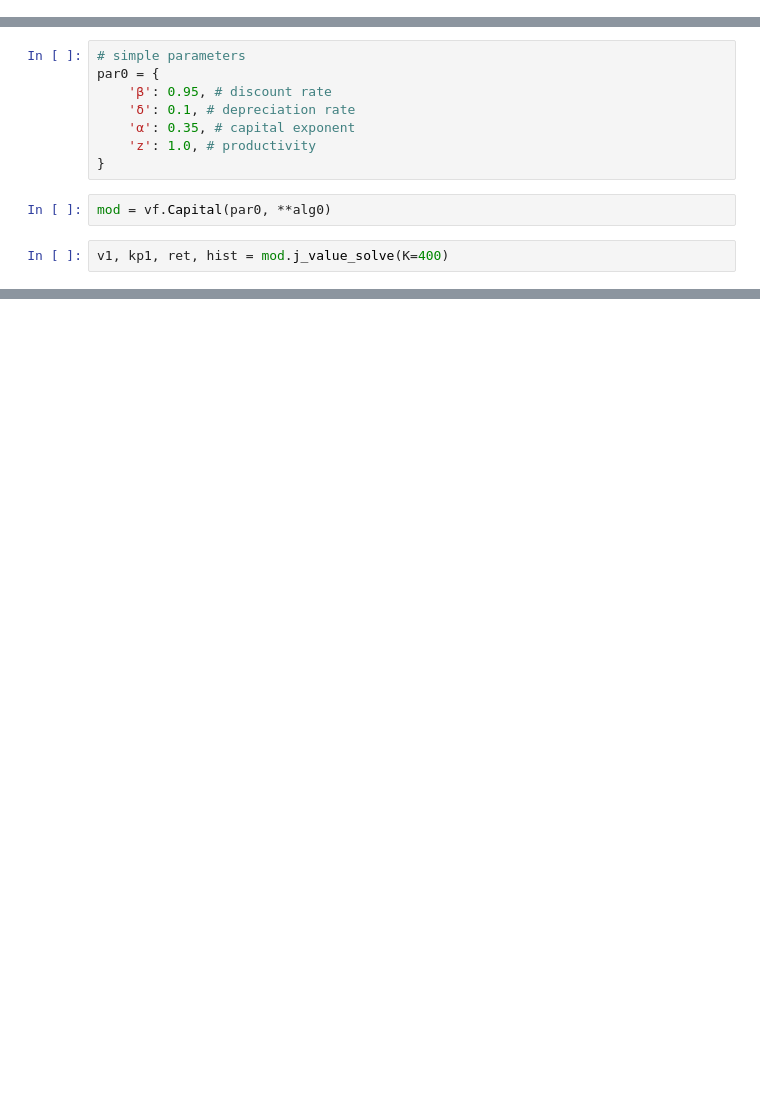
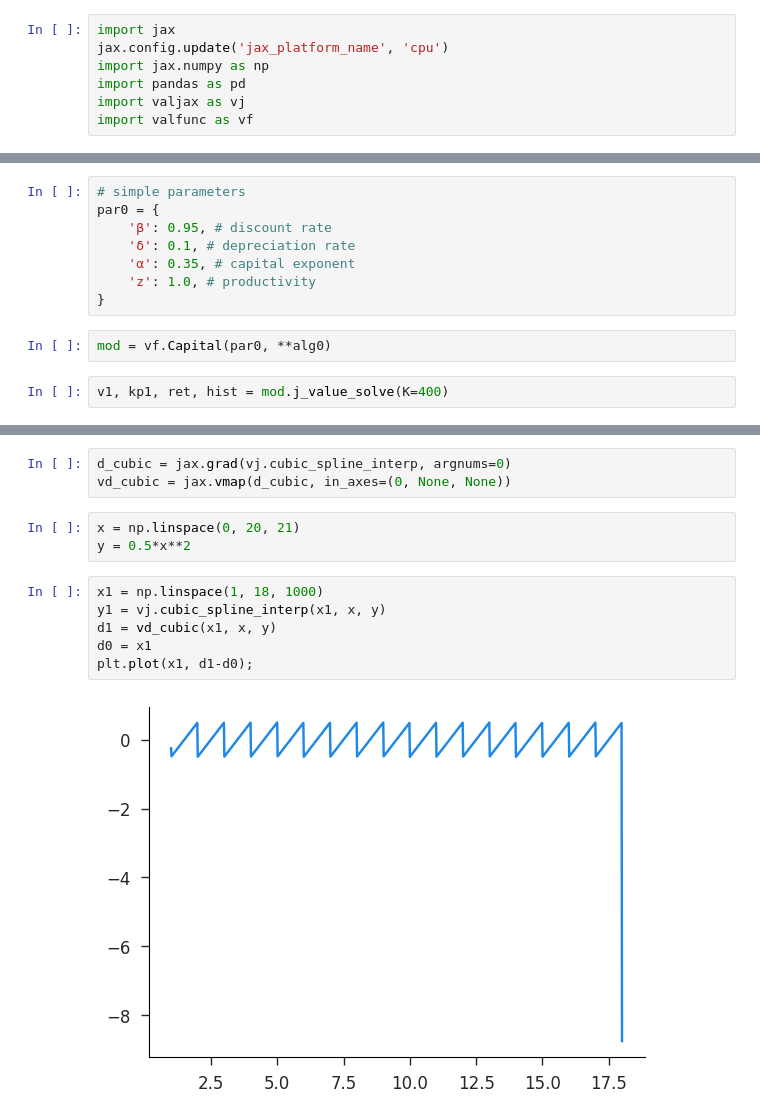
Before and after one commit to iamlemec/valjax, a Jupyter notebook: notebooks/valfunc.ipynb, the cells around one changed output, grey strips where cells are left out. Cells and saved outputs as stored; diff of their text form; blank space fills up the shorter version.

Commit message:
working on cubic spline

```diff
--- a/notebooks/valfunc.ipynb
+++ b/notebooks/valfunc.ipynb
@@ -14,3 +11,10 @@ import valfunc as vf
+# %%
+import jax
+jax.config.update('jax_platform_name', 'cpu')
+import jax.numpy as np
+import pandas as pd
+import valjax as vj
+import valfunc as vf
 # %%
 # algo params
 alg0 = {
@@ -45,0 +50,14 @@ pd.Series(hist['err']).plot(logy=True);
+# %%
+d_cubic = jax.grad(vj.cubic_spline_interp, argnums=0)
+vd_cubic = jax.vmap(d_cubic, in_axes=(0, None, None))
+# %%
+x = np.linspace(0, 20, 21)
+y = 0.5*x**2
+# %%
+x1 = np.linspace(1, 18, 1000)
+y1 = vj.cubic_spline_interp(x1, x, y)
+d1 = vd_cubic(x1, x, y)
+d0 = x1
+plt.plot(x1, d1-d0);
+# %% [output]
+[figure, added]
```
Also changed, not shown: parts of 12 cells of this notebook, 5 other files.
